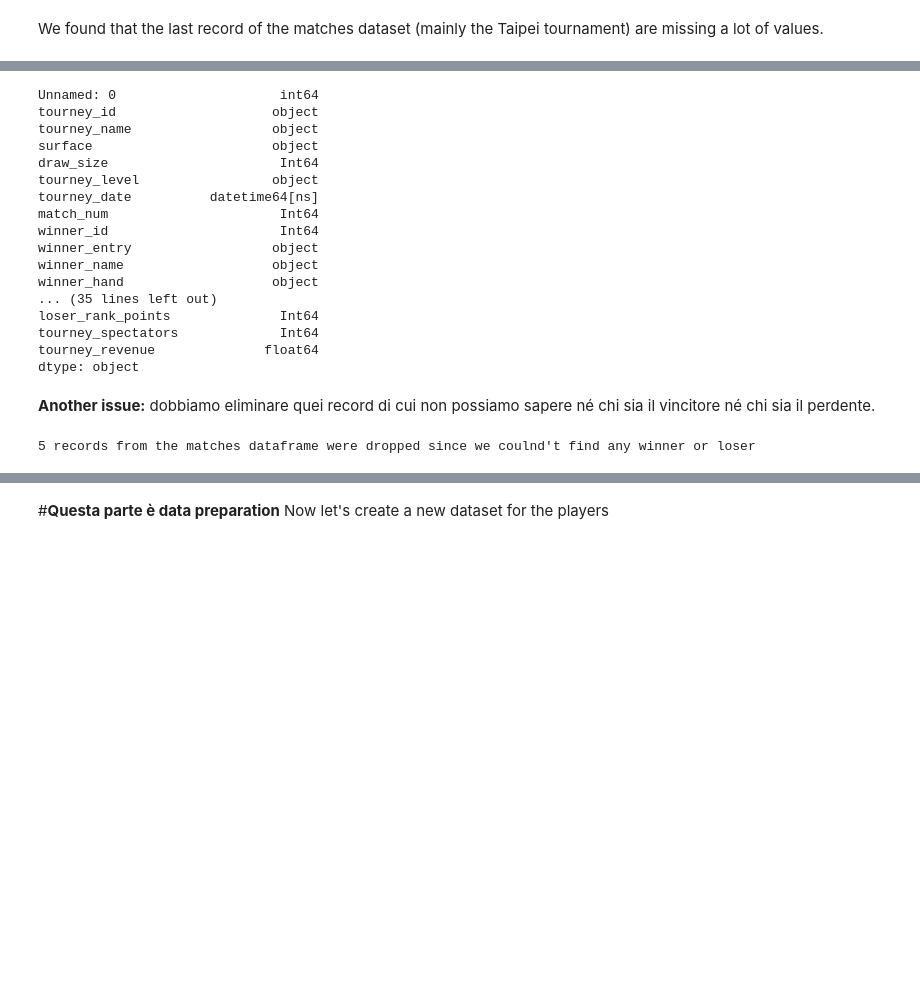
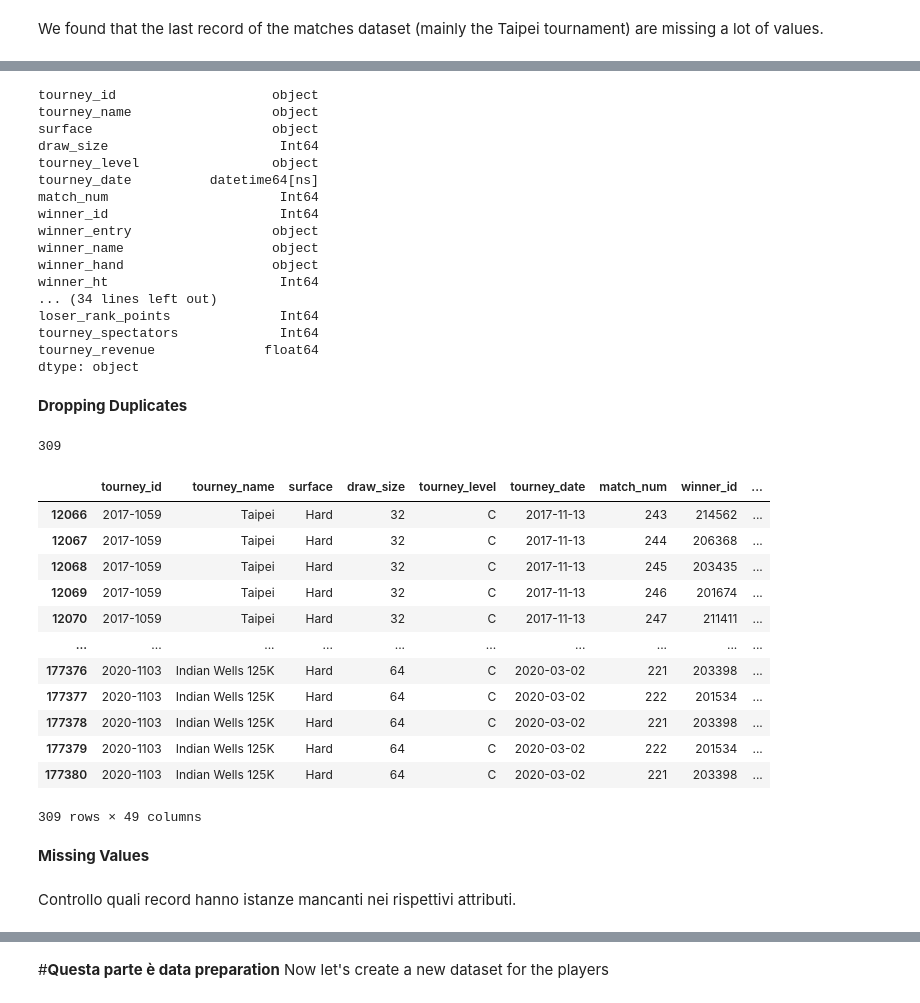
Before and after one commit to nikodallanoce/DataMiningProject, a Jupyter notebook: DM_14_TASK1/DM_14_TASK1.ipynb, the cells around one changed output, grey strips where cells are left out. Drawn from its saved outputs; the diff is of its cells as text; code cells hidden in the pictures; blank space fills up the shorter version.

```diff
--- a/DM_14_TASK1/DM_14_TASK1.ipynb
+++ b/DM_14_TASK1/DM_14_TASK1.ipynb
@@ -92,11 +92,10 @@ dtype: object
 # %%
 df_matches['tourney_date']= df_matches['tourney_date'].astype(pd.Int32Dtype(), errors='ignore').astype(pd.StringDtype())
 df_matches['tourney_date'] = pd.to_datetime(df_matches['tourney_date'], errors='coerce', format='%Y%m%d')
-df_matches.iloc[:, [4, 7, 8, 12, 15, 19, 23]] = df_matches.iloc[:, [4, 7, 8, 12, 15, 19, 23]].astype("Int64", errors="ignore")
-df_matches.iloc[:, 25:49] = df_matches.iloc[:, 25:49].astype("Int64", errors="ignore")
+df_matches.iloc[:, [3, 6, 7, 11, 14, 18, 22]] = df_matches.iloc[:, [3, 6, 7, 11, 14, 18, 22]].astype("Int64", errors="ignore")
+df_matches.iloc[:, 24:48] = df_matches.iloc[:, 24:48].astype("Int64", errors="ignore")
 df_matches.dtypes
 # %% [output]
-Unnamed: 0                     int64
 tourney_id                    object
 tourney_name                  object
 surface                       object
@@ -108,16 +107,31 @@ winner_id                      Int64
 winner_entry                  object
 winner_name                   object
 winner_hand                   object
-... (35 lines left out)
+winner_ht                      Int64
+... (34 lines left out)
 loser_rank_points              Int64
 tourney_spectators             Int64
 tourney_revenue              float64
 dtype: object
-# %% [markdown]
-**Another issue:** dobbiamo eliminare quei record di cui non possiamo sapere né chi sia il vincitore né chi sia il perdente.
-# %%
-len_df_matches_previous = len(df_matches)
-df_matches = df_matches.dropna(subset=["winner_name", "loser_name", "winner_id", "loser_id"], how="all")
-print("{0} records from the matches dataframe were dropped since we coulnd't find any winner or loser".format(len_df_matches_previous-len(df_matches)))
-# %% [output]
-5 records from the matches dataframe were dropped since we coulnd't find any winner or loser
+# %% [markdown]
+**Dropping Duplicates**
+# %%
+ndupl=df_matches.duplicated()
+ndupl=df_matches[ndupl]
+print(len(ndupl))
+ndupl
+# %% [output]
+309
+|  | tourney_id | tourney_name | surface | draw_size | tourney_level | tourney_date | match_num | winner_id | ... |
+| 12066 | 2017-1059 | Taipei | Hard | 32 | C | 2017-11-13 | 243 | 214562 | ... |
+| 12067 | 2017-1059 | Taipei | Hard | 32 | C | 2017-11-13 | 244 | 206368 | ... |
+| 12068 | 2017-1059 | Taipei | Hard | 32 | C | 2017-11-13 | 245 | 203435 | ... |
+| 12069 | 2017-1059 | Taipei | Hard | 32 | C | 2017-11-13 | 246 | 201674 | ... |
+| 12070 | 2017-1059 | Taipei | Hard | 32 | C | 2017-11-13 | 247 | 211411 | ... |
+| ... | ... | ... | ... | ... | ... | ... | ... | ... | ... |
+| 177376 | 2020-1103 | Indian Wells 125K | Hard | 64 | C | 2020-03-02 | 221 | 203398 | ... |
+| 177377 | 2020-1103 | Indian Wells 125K | Hard | 64 | C | 2020-03-02 | 222 | 201534 | ... |
+| 177378 | 2020-1103 | Indian Wells 125K | Hard | 64 | C | 2020-03-02 | 221 | 203398 | ... |
+| 177379 | 2020-1103 | Indian Wells 125K | Hard | 64 | C | 2020-03-02 | 222 | 201534 | ... |
+| 177380 | 2020-1103 | Indian Wells 125K | Hard | 64 | C | 2020-03-02 | 221 | 203398 | ... |
+309 rows × 49 columns
@@ -123,0 +140,4 @@ print("{0} records from the matches dataframe were dropped since we coulnd't fin
+# %% [markdown]
+**Missing Values**
+# %% [markdown]
+Controllo quali record hanno istanze mancanti nei rispettivi attributi.
```
Also changed, not shown: parts of 75 cells of this notebook.
